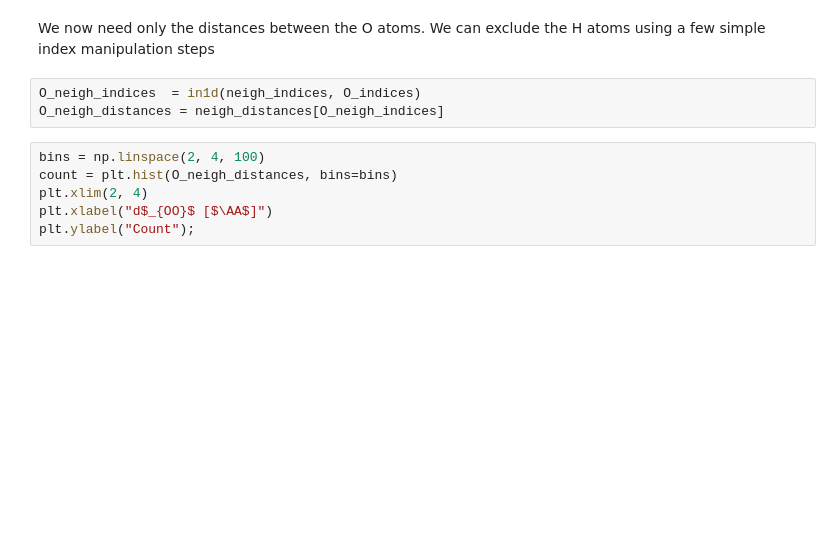
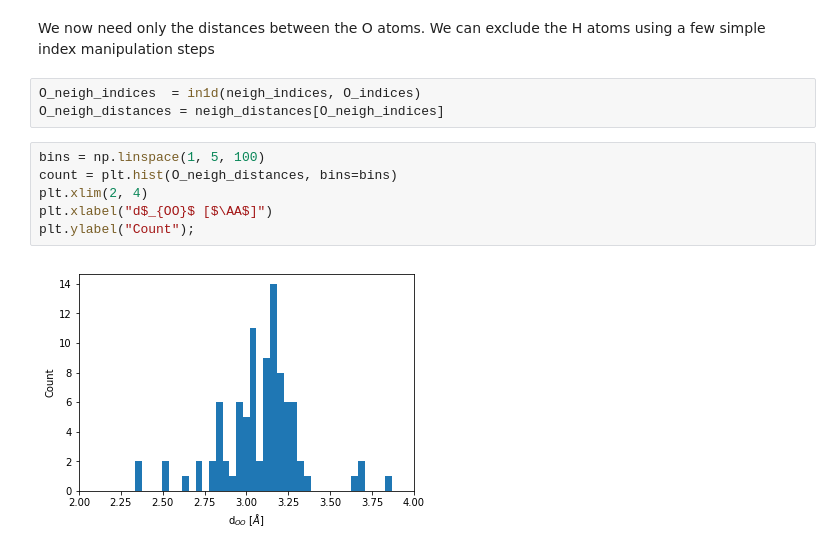
Before and after one commit to pyiron/pyiron, a Jupyter notebook: source/example_notebooks/water_MD.ipynb, the cells around one changed output. Cells and saved outputs as stored; diff of their text form; blank space fills up the shorter version.

```diff
--- a/source/example_notebooks/water_MD.ipynb
+++ b/source/example_notebooks/water_MD.ipynb
@@ -194,8 +149,10 @@ We now need only the distances between the O atoms. We can exclude the H atoms u
 O_neigh_indices  = in1d(neigh_indices, O_indices)
 O_neigh_distances = neigh_distances[O_neigh_indices]
 # %%
-bins = np.linspace(2, 4, 100)
+bins = np.linspace(1, 5, 100)
 count = plt.hist(O_neigh_distances, bins=bins)
 plt.xlim(2, 4)
 plt.xlabel("d$_{OO}$ [$\AA$]")
 plt.ylabel("Count");
+# %% [output]
+[figure, added]
```
Also changed, not shown: parts of 20 cells of this notebook.
